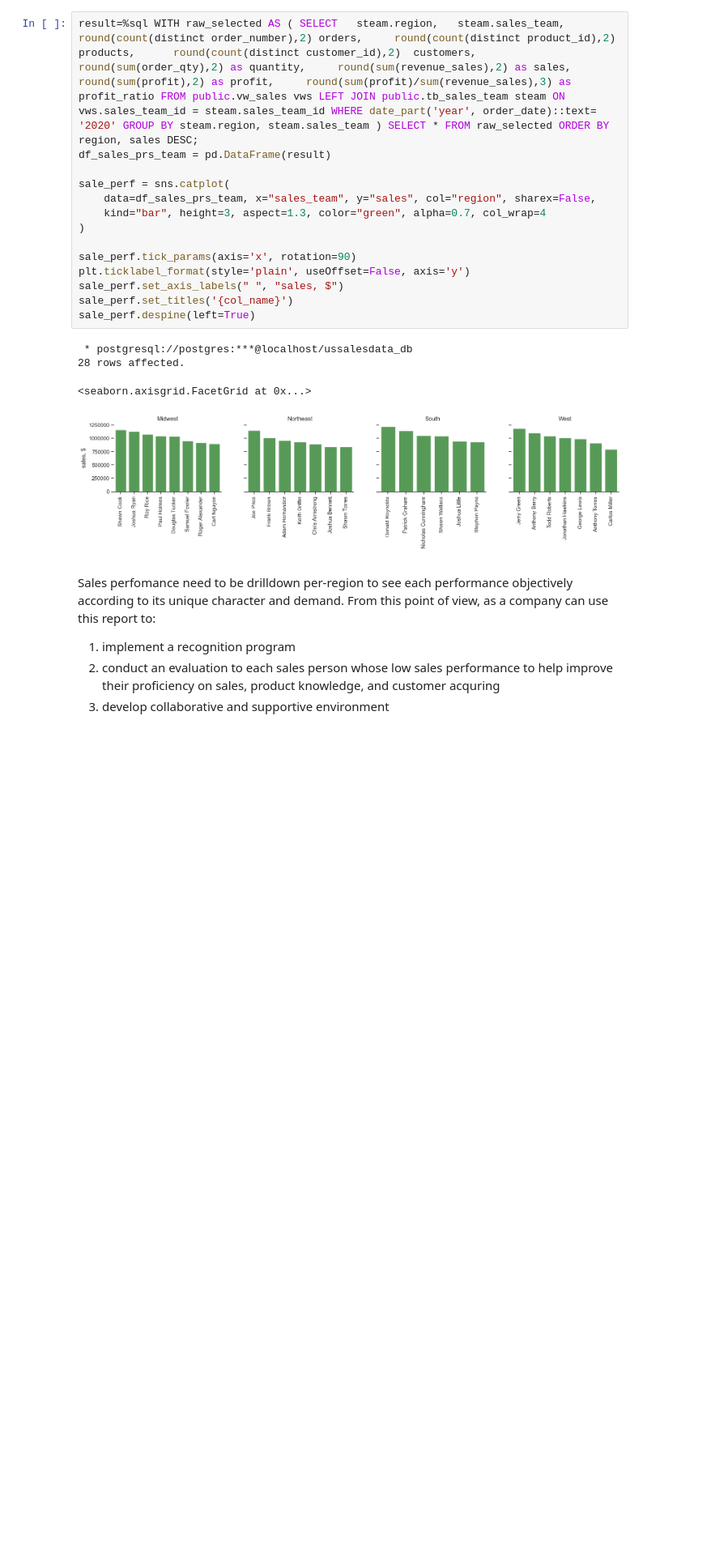
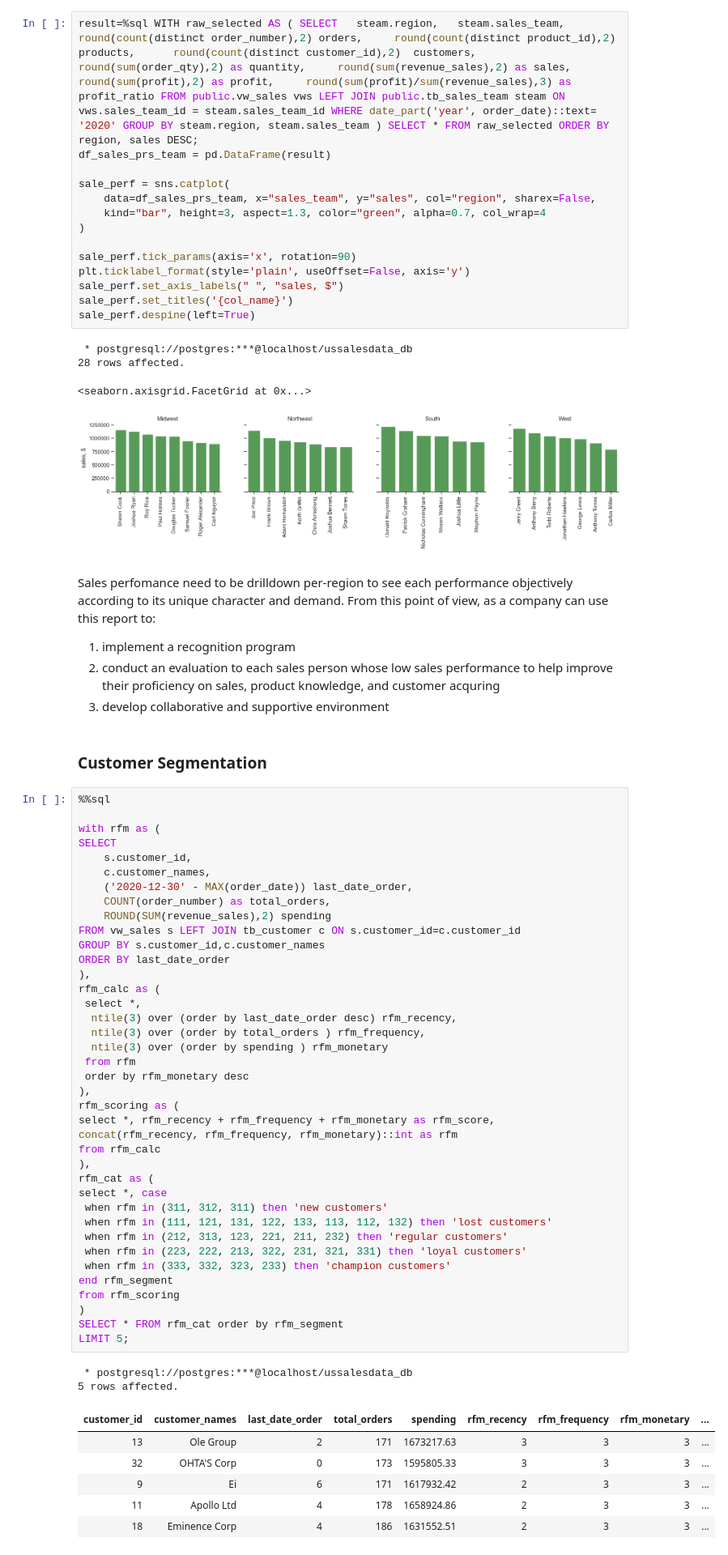
Before and after one commit to jeeenss/Data-Analysis-with-SQL, a Jupyter notebook: US Sales/US_Sales_Performance_Analysis.ipynb, the cells around one changed output. Shown at 81% size. Cells and saved outputs as stored; diff of their text form; blank space fills up the shorter version.

```diff
--- a/US Sales/US_Sales_Performance_Analysis.ipynb
+++ b/US Sales/US_Sales_Performance_Analysis.ipynb
@@ -1163,3 +1165,53 @@ Sales perfomance need to be drilldown per-region to see each performance objecti
 1. implement a recognition program
 2. conduct an evaluation to each sales person whose low sales performance to help improve their proficiency on sales, product knowledge, and customer acquring
 3. develop collaborative and supportive environment
+# %% [markdown]
+### Customer Segmentation ###
+# %%
+%%sql
+
+with rfm as (
+SELECT
+	s.customer_id,
+	c.customer_names,
+	('2020-12-30' - MAX(order_date)) last_date_order,
+	COUNT(order_number) as total_orders,
+	ROUND(SUM(revenue_sales),2) spending
+FROM vw_sales s LEFT JOIN tb_customer c ON s.customer_id=c.customer_id
+GROUP BY s.customer_id,c.customer_names
+ORDER BY last_date_order
+),
+rfm_calc as (
+ select *,
+  ntile(3) over (order by last_date_order desc) rfm_recency,
+  ntile(3) over (order by total_orders ) rfm_frequency,
+  ntile(3) over (order by spending ) rfm_monetary
+ from rfm
+ order by rfm_monetary desc
+),
+rfm_scoring as (
+select *, rfm_recency + rfm_frequency + rfm_monetary as rfm_score,
+concat(rfm_recency, rfm_frequency, rfm_monetary)::int as rfm
+from rfm_calc
+),
+rfm_cat as (
+select *, case
+ when rfm in (311, 312, 311) then 'new customers'
+ when rfm in (111, 121, 131, 122, 133, 113, 112, 132) then 'lost customers'
+ when rfm in (212, 313, 123, 221, 211, 232) then 'regular customers'
+ when rfm in (223, 222, 213, 322, 231, 321, 331) then 'loyal customers'
+ when rfm in (333, 332, 323, 233) then 'champion customers'
+end rfm_segment
+from rfm_scoring
+)
+SELECT * FROM rfm_cat order by rfm_segment
+LIMIT 5;
+# %% [output]
+ * postgresql://postgres:***@localhost/ussalesdata_db
+5 rows affected.
+| customer_id | customer_names | last_date_order | total_orders | spending | rfm_recency | rfm_frequency | rfm_monetary | ... |
+| 13 | Ole Group | 2 | 171 | 1673217.63 | 3 | 3 | 3 | ... |
+| 32 | OHTA'S Corp | 0 | 173 | 1595805.33 | 3 | 3 | 3 | ... |
+| 9 | Ei | 6 | 171 | 1617932.42 | 2 | 3 | 3 | ... |
+| 11 | Apollo Ltd | 4 | 178 | 1658924.86 | 2 | 3 | 3 | ... |
+| 18 | Eminence Corp | 4 | 186 | 1631552.51 | 2 | 3 | 3 | ... |
```
Also changed, not shown: parts of 3 cells of this notebook.
